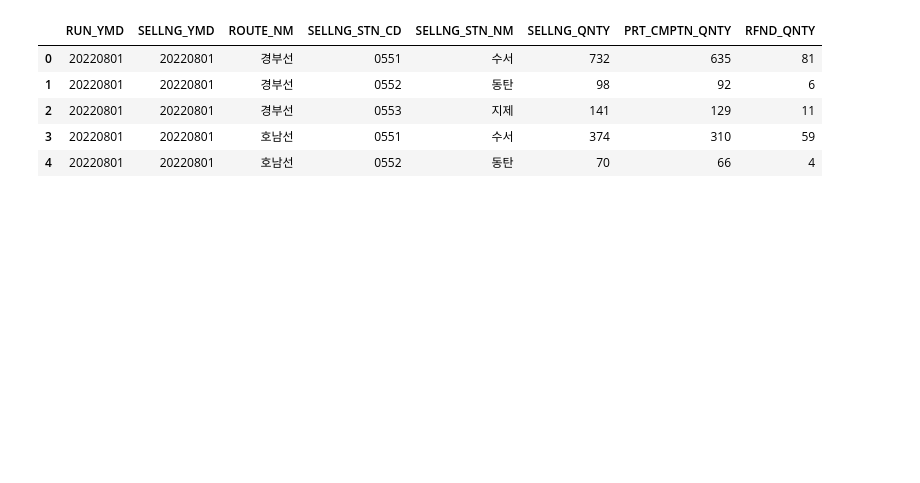
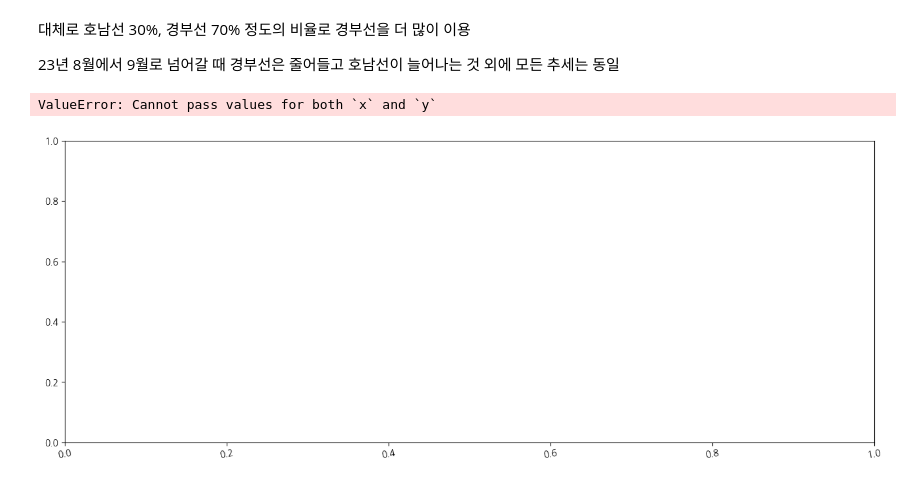
Before and after one commit to wjco/DA-Stats-fri, a Jupyter notebook: DONGIN/SRT.ipynb, the cells around one changed output. Drawn from its saved outputs; the diff is of its cells as text; code cells hidden in the pictures; blank space fills up the shorter version.

```diff
--- a/DONGIN/SRT.ipynb
+++ b/DONGIN/SRT.ipynb
@@ -33,0 +199,4 @@ dict_res
+# %%
+y_url1 = 'https://apis.data.go.kr/B553912/tk_sales/v1/yearly_sales?serviceKey='+service_key+'&page=1&perPage=20000&cond%5BRUN_YR%3A%3ALT%5D=2023&cond%5BRUN_YR%3A%3ALTE%5D=2023&cond%5BRUN_YR%3A%3AGT%5D=2021&cond%5BRUN_YR%3A%3AGTE%5D=2021'
+response = requests.get(y_url1)
+json.loads(response.content)
@@ -33,0 +219,3 @@ dict_res
+# %%
+y_df = pd.DataFrame(json.loads(response.content)['data'])
+y_df.head()
@@ -33,0 +228,6 @@ dict_res
+# %%
+r_url = 'https://apis.data.go.kr/B553912/tk_sales/v1/room_class_passengers?serviceKey='+service_key+'&perPage=100&cond%5BRUN_YM%3A%3ALT%5D=202312&cond%5BRUN_YM%3A%3ALTE%5D=202312&cond%5BRUN_YM%3A%3AGT%5D=202201&cond%5BRUN_YM%3A%3AGTE%5D=202201'
+
+response = requests.get(r_url)
+# json.loads(response.content)
+r_df = pd.DataFrame(json.loads(response.content)['data'])
@@ -33,0 +258,3 @@ dict_res
+# %%
+r_df.columns = ['객실등급코드','객실등급명','노선명','운행연월','승차인원수']
+r_df
@@ -33,0 +306,11 @@ dict_res
+# %% [markdown]
+대체로 호남선 30%, 경부선 70% 정도의 비율로 경부선을 더 많이 이용
+
+23년 8월에서 9월로 넘어갈 때 경부선은 줄어들고 호남선이 늘어나는 것 외에 모든 추세는 동일
+# %%
+plt.figure(figsize=(16, 6))
+plt.xticks(rotation=10)
+sns.countplot(x='노선명', data=r_df, order=r_df['노선명'].value_counts().index)
+# %% [output]
+ValueError: Cannot pass values for both `x` and `y`
+[figure, added]
@@ -50,9 +374,0 @@ df = pd.DataFrame(data_list, columns=columns)
-# %%
-df.head()
-# %% [output]
-|  | RUN_YMD | SELLNG_YMD | ROUTE_NM | SELLNG_STN_CD | SELLNG_STN_NM | SELLNG_QNTY | PRT_CMPTN_QNTY | RFND_QNTY |
-| 0 | 20220801 | 20220801 | 경부선 | 0551 | 수서 | 732 | 635 | 81 |
-| 1 | 20220801 | 20220801 | 경부선 | 0552 | 동탄 | 98 | 92 | 6 |
-| 2 | 20220801 | 20220801 | 경부선 | 0553 | 지제 | 141 | 129 | 11 |
-| 3 | 20220801 | 20220801 | 호남선 | 0551 | 수서 | 374 | 310 | 59 |
-| 4 | 20220801 | 20220801 | 호남선 | 0552 | 동탄 | 70 | 66 | 4 |
```
Also changed, not shown: parts of 36 cells of this notebook.
